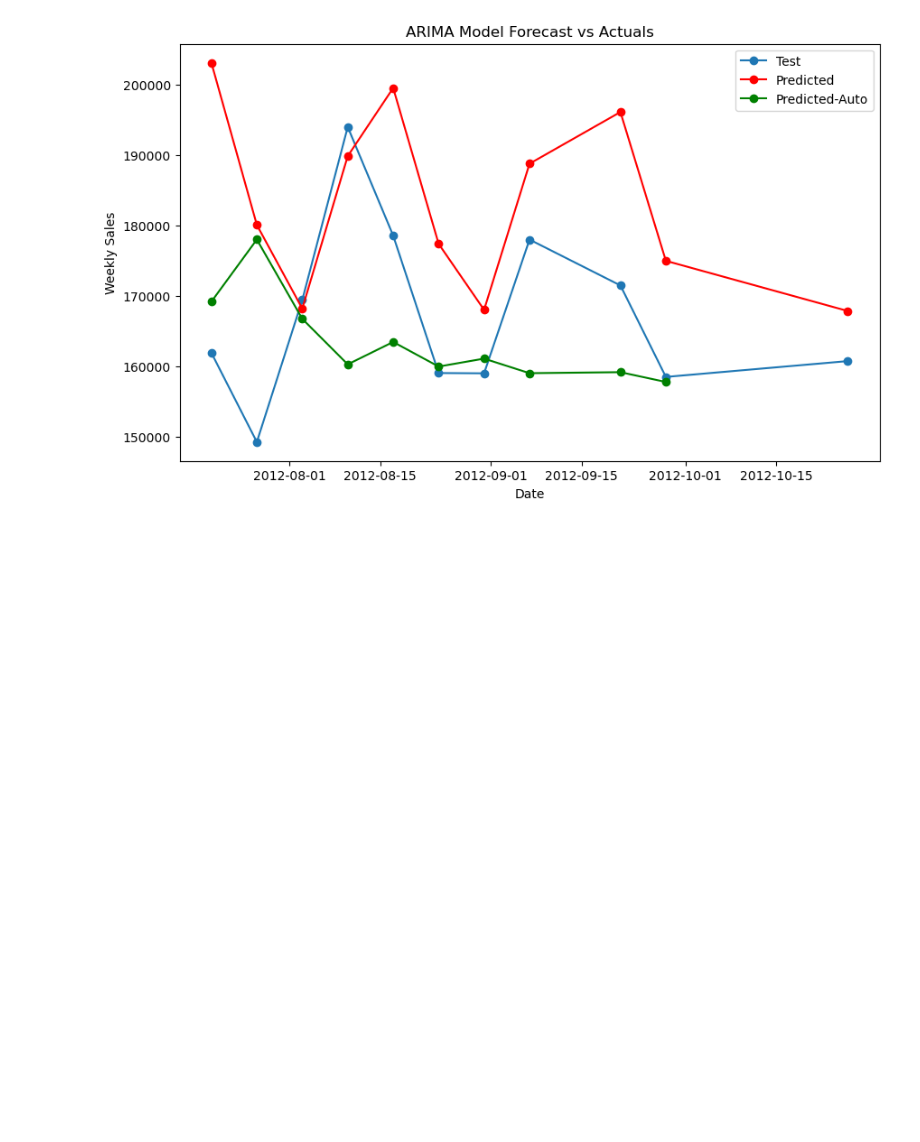
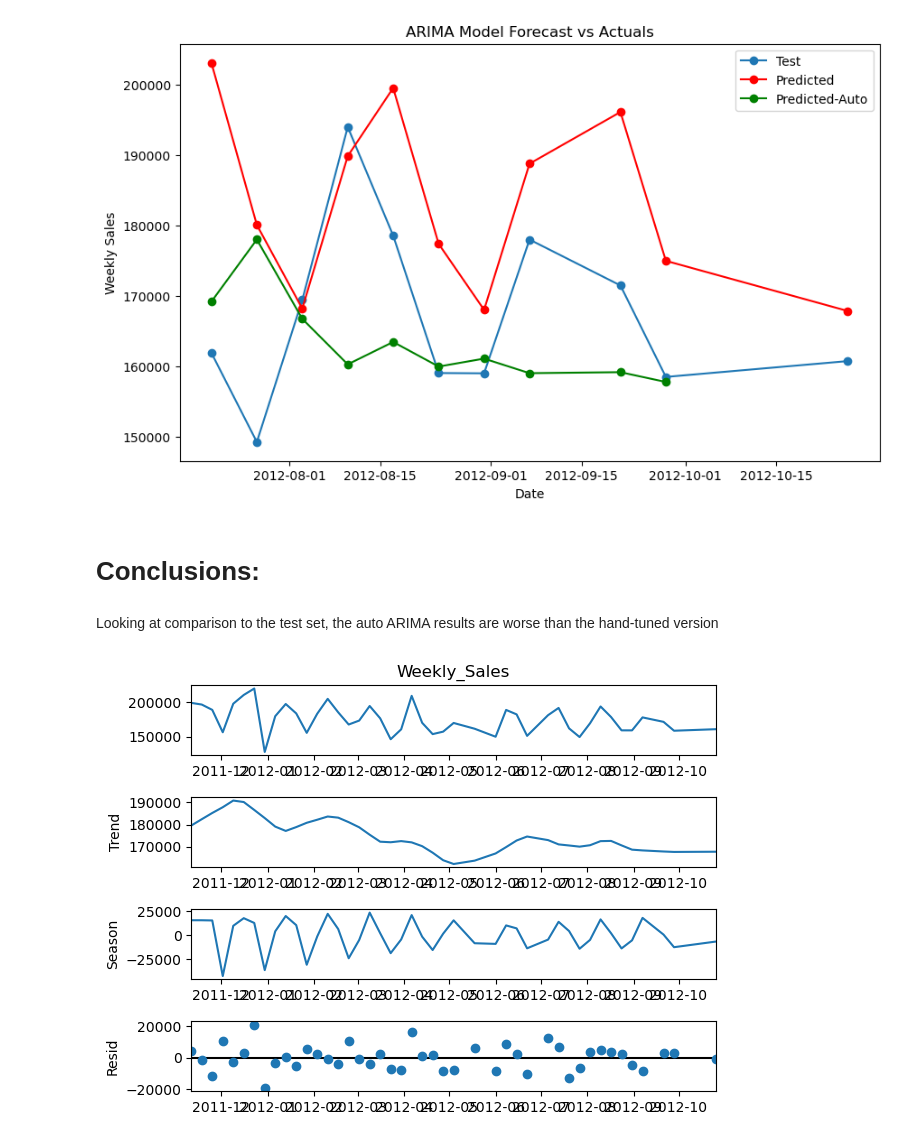
Before and after one commit to bishwajitpaulca/CIND820_Project, a Jupyter notebook: PROJECT_820.ipynb, the cells around one changed output. Saved outputs shown, nothing was run; the diff lists cells and outputs as text; code cells hidden in the pictures; blank space fills up the shorter version.

```diff
--- a/PROJECT_820.ipynb
+++ b/PROJECT_820.ipynb
@@ -1059,3 +1071,16 @@ plt.show()
 # %% [output]
 [figure]
 [figure]
+# %% [markdown]
+# Conclusions:
+# %% [markdown]
+Looking at comparison to the test set, the auto ARIMA results are worse than the hand-tuned version
+# %%
+from statsmodels.tsa.seasonal import STL
+
+res = STL(timeSeries,period=4).fit()
+
+res.plot()
+plt.show()
+# %% [output]
+[figure, added]
```
Also changed, not shown: parts of 85 cells of this notebook.
